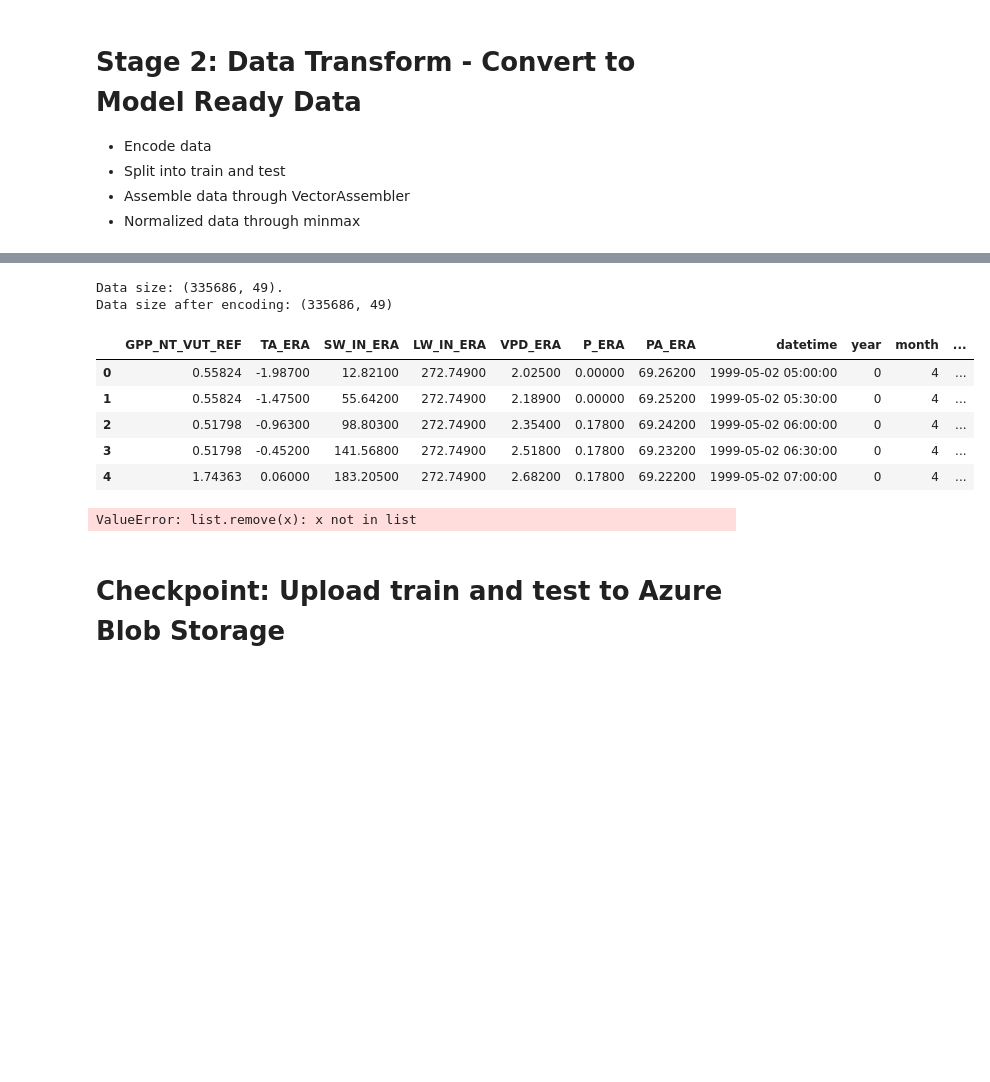
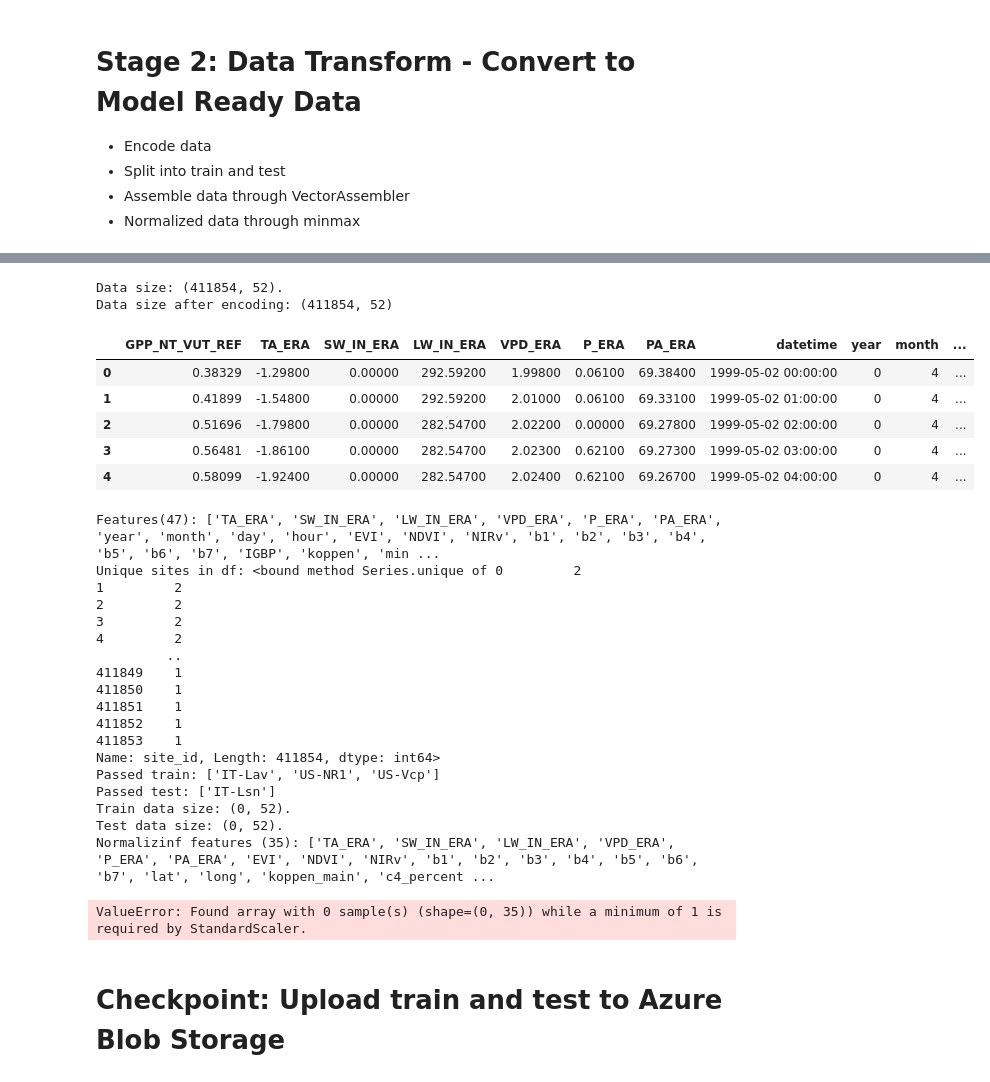
Before and after one commit to jcalz23/co2-flux-hourly-gpp-modeling, a Jupyter notebook: code/src/preprocessing/baseline-data-pipeline-v1-impute.ipynb, the cells around one changed output, grey strips where cells are left out. Cells and saved outputs as stored; diff of their text form; code cells hidden in the pictures; blank space fills up the shorter version.

```diff
--- a/code/src/preprocessing/baseline-data-pipeline-v1-impute.ipynb
+++ b/code/src/preprocessing/baseline-data-pipeline-v1-impute.ipynb
@@ -269,6 +164,0 @@ def data_cleanup_new(data_dir, site_id_file_df, target, target_qc, features, imp
-# %%
-# Initial data clean and feature selections from raw data
-data_df = data_cleanup_new(raw_data_dir, site_metadata_df[['site_id','filename']],
-                target_variable, target_variable_qc, included_features,
-                knn_imp_cols, k=3, weights='uniform', n=20000)
-print(f"Data size after cleanup: {data_df.shape}")
@@ -446,0 +372,5 @@ DF is same length as before: True
+# %%
+prep_hourly = PrepareAllSitesHourly(site_metadata_df, monthly_df, included_features, target_variable_qc,
+                 target_variable, knn_imp_cols, train_sites, test_sites, resample, impute, impute_method,
+                 impute_global, k, weights, n_fit, raw_data_dir, time_col, duration)
+data_df = prep_hourly.all_sites_all_sources()
@@ -464,19 +467,19 @@ DF is same length as before: True
 # %%
-# # Save no transformed data
-# get_non_transform_train_test = True
-# if get_non_transform_train_test:
-#   data_transformer = TFTDataTransformer(train_sites, test_sites,
-#                                         None, data_df)
-#   train_df, test_df = data_transformer.get_test_train_raw()
-#   print("Train data peak:")
-#   display(train_df.head(5))
-#   print("Test data peak:")
-#   display(test_df.head(5))
+# Save non-transformed data
+get_non_transform_train_test = False
+if get_non_transform_train_test:
+  data_transformer = TFTDataTransformer(train_sites, test_sites,
+                                        None, data_df)
+  train_df, test_df = data_transformer.get_test_train_raw()
+  print("Train data peak:")
+  display(train_df.head(5))
+  print("Test data peak:")
+  display(test_df.head(5))
 
-#   train_blob_name= f"{train_blob_name_base}-{tag}.{ext}"
-#   test_blob_name= f"{test_blob_name_base}-{tag}.{ext}"
-#   data_transformer.upload_train_test_to_azure(az_cred_file, container,\
-#                                               train_blob_name, test_blob_name)
+  train_blob_name= f"{train_blob_name_base}-{tag}.{ext}"
+  test_blob_name= f"{test_blob_name_base}-{tag}.{ext}"
+  data_transformer.upload_train_test_to_azure(az_cred_file, container,\
+                                              train_blob_name, test_blob_name)
 # %% [markdown]
 # Stage 2: Data Transform - Convert to Model Ready Data
 - Encode data
@@ -511,5 +514,5 @@ Data size: (335686, 46).
 # %%
-timestamp_col = 'datetime'
+timestamp_col = ['datetime']
 target_col = 'GPP_NT_VUT_REF'
 
 if useSpark: # Spark ML Data Transformer
@@ -519,42 +522,60 @@ if useSpark: # Spark ML Data Transformer
   print("Train data peak:")
   data_transformer.train_df.show(5, False)
   print("Test data peak:")
   data_transformer.test_df.show(5, False)
 
   train_blob_name= f"{train_blob_name_base}"
   test_blob_name= f"{test_blob_name_base}"
 
 else: # TFT Data Transformer
   categorical_cols = ['IGBP', 'c3c4', 'koppen_sub', 'koppen', 'site_id',
                       'year', 'month', 'day', 'hour', 'minute',
                       'MODIS_PFT', 'MODIS_LC']
   realNum_cols = ['TA_ERA', 'SW_IN_ERA', 'LW_IN_ERA', 'VPD_ERA', 'P_ERA', 'PA_ERA',
                   'EVI', 'NDVI', 'NIRv', 'b1', 'b2', 'b3', 'b4', 'b5', 'b6', 'b7',
-                  'lat', 'long', 'c4_percent', #'elevation', <----------------------- REMOVED
+                  'lat', 'long', 'c4_percent',
                   'BESS-PAR', 'BESS-PARdiff', 'BESS-RSDN', 'CSIF-SIFdaily',
                   'PET', 'Ts', 'ESACCI-sm', 'NDWI', 'Percent_Snow', 'Fpar', 'Lai',
                   'LST_Day', 'LST_Night']
   backup_cols = ['IGBP', 'koppen','site_id']
   data_transformer.data_transform(categorical_cols, realNum_cols, backup_cols,\
                                   timestamp_col, target_col)
 
   print("Train data peak:")
   display(data_transformer.train_df.head(5))
   print("Test data peak:")
   display(data_transformer.test_df.head(5))
 
   train_blob_name= f"{train_blob_name_base}.{ext}"
   test_blob_name= f"{test_blob_name_base}.{ext}"
 # %% [output]
-Data size: (335686, 49).
-Data size after encoding: (335686, 49)
+Data size: (411854, 52).
+Data size after encoding: (411854, 52)
 |  | GPP_NT_VUT_REF | TA_ERA | SW_IN_ERA | LW_IN_ERA | VPD_ERA | P_ERA | PA_ERA | datetime | year | month | ... |
-| 0 | 0.55824 | -1.98700 | 12.82100 | 272.74900 | 2.02500 | 0.00000 | 69.26200 | 1999-05-02 05:00:00 | 0 | 4 | ... |
-| 1 | 0.55824 | -1.47500 | 55.64200 | 272.74900 | 2.18900 | 0.00000 | 69.25200 | 1999-05-02 05:30:00 | 0 | 4 | ... |
-| 2 | 0.51798 | -0.96300 | 98.80300 | 272.74900 | 2.35400 | 0.17800 | 69.24200 | 1999-05-02 06:00:00 | 0 | 4 | ... |
-| 3 | 0.51798 | -0.45200 | 141.56800 | 272.74900 | 2.51800 | 0.17800 | 69.23200 | 1999-05-02 06:30:00 | 0 | 4 | ... |
-| 4 | 1.74363 | 0.06000 | 183.20500 | 272.74900 | 2.68200 | 0.17800 | 69.22200 | 1999-05-02 07:00:00 | 0 | 4 | ... |
+| 0 | 0.38329 | -1.29800 | 0.00000 | 292.59200 | 1.99800 | 0.06100 | 69.38400 | 1999-05-02 00:00:00 | 0 | 4 | ... |
+| 1 | 0.41899 | -1.54800 | 0.00000 | 292.59200 | 2.01000 | 0.06100 | 69.33100 | 1999-05-02 01:00:00 | 0 | 4 | ... |
+| 2 | 0.51696 | -1.79800 | 0.00000 | 282.54700 | 2.02200 | 0.00000 | 69.27800 | 1999-05-02 02:00:00 | 0 | 4 | ... |
+| 3 | 0.56481 | -1.86100 | 0.00000 | 282.54700 | 2.02300 | 0.62100 | 69.27300 | 1999-05-02 03:00:00 | 0 | 4 | ... |
+| 4 | 0.58099 | -1.92400 | 0.00000 | 282.54700 | 2.02400 | 0.62100 | 69.26700 | 1999-05-02 04:00:00 | 0 | 4 | ... |
-ValueError: list.remove(x): x not in list
+Features(47): ['TA_ERA', 'SW_IN_ERA', 'LW_IN_ERA', 'VPD_ERA', 'P_ERA', 'PA_ERA', 'year', 'month', 'day', 'hour', 'EVI', 'NDVI', 'NIRv', 'b1', 'b2', 'b3', 'b4', 'b5', 'b6', 'b7', 'IGBP', 'koppen', 'min ...
+Unique sites in df: <bound method Series.unique of 0         2
+1         2
+2         2
+3         2
+4         2
+         ..
+411849    1
+411850    1
+411851    1
+411852    1
+411853    1
+Name: site_id, Length: 411854, dtype: int64>
+Passed train: ['IT-Lav', 'US-NR1', 'US-Vcp']
+Passed test: ['IT-Lsn']
+Train data size: (0, 52).
+Test data size: (0, 52).
+Normalizinf features (35): ['TA_ERA', 'SW_IN_ERA', 'LW_IN_ERA', 'VPD_ERA', 'P_ERA', 'PA_ERA', 'EVI', 'NDVI', 'NIRv', 'b1', 'b2', 'b3', 'b4', 'b5', 'b6', 'b7', 'lat', 'long', 'koppen_main', 'c4_percent ...
+ValueError: Found array with 0 sample(s) (shape=(0, 35)) while a minimum of 1 is required by StandardScaler.
 # %% [markdown]
 # Checkpoint: Upload train and test to Azure Blob Storage
 # %%
```
Also changed, not shown: parts of 33 cells of this notebook, 4 other files.
